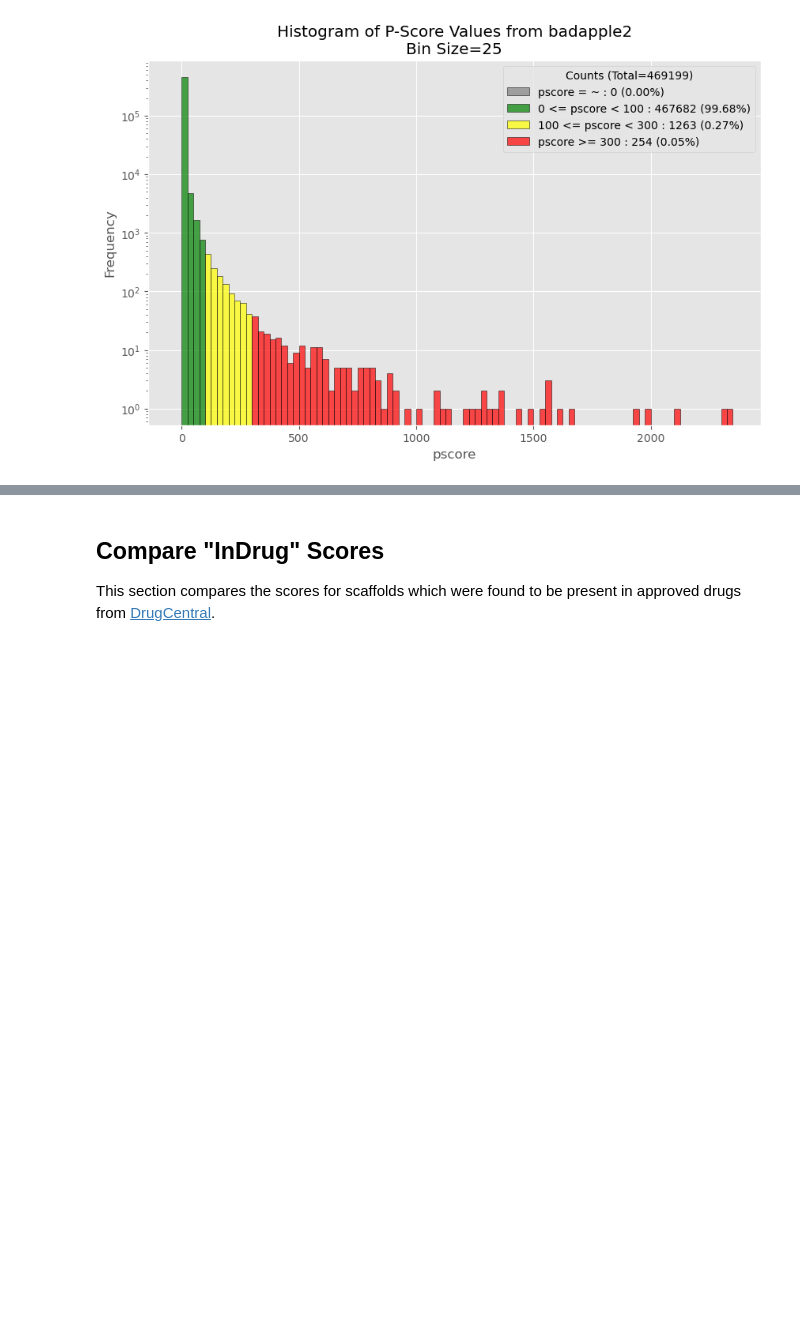
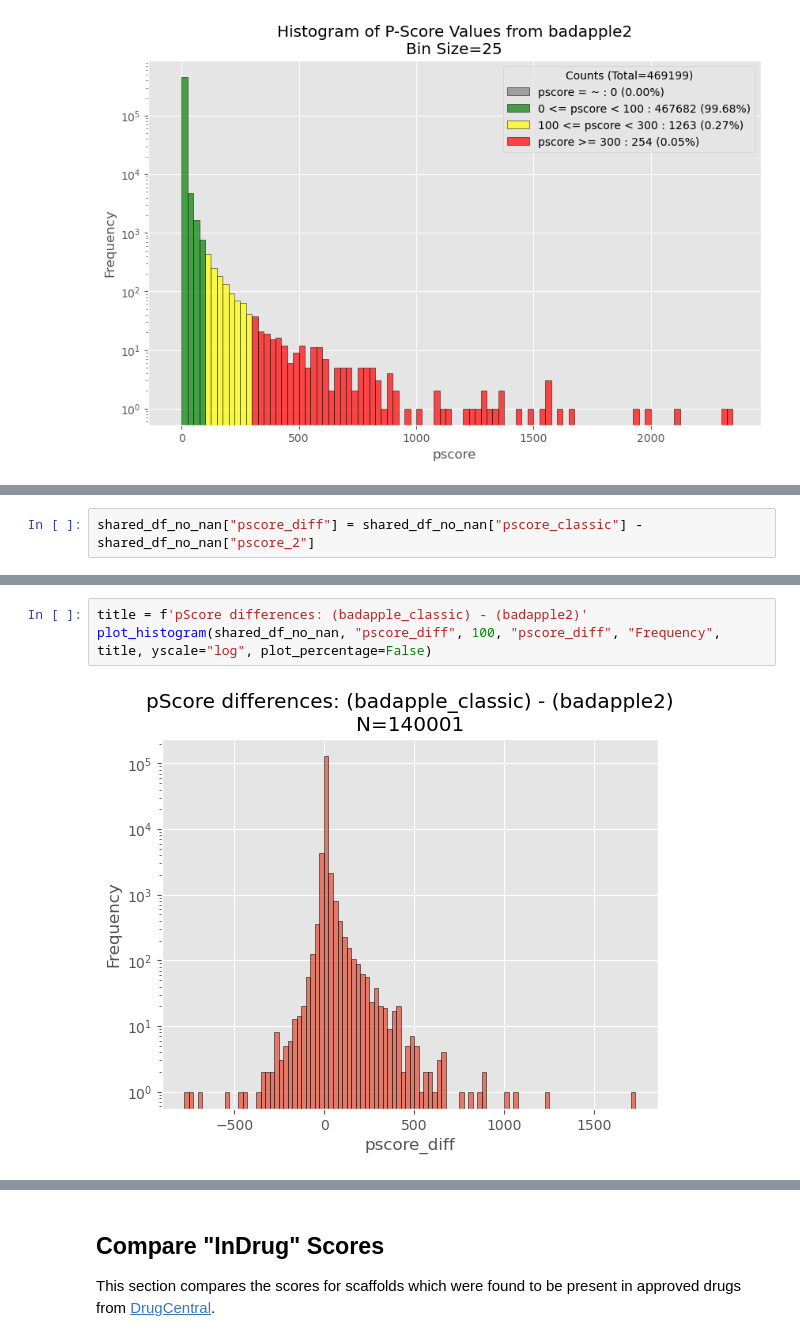
Before and after one commit to unmtransinfo/Badapple2, a Jupyter notebook: src/notebooks/badapple2-vs-badapple_classic.ipynb, the cells around one changed output, grey strips where cells are left out. Cells and saved outputs as stored; diff of their text form; blank space fills up the shorter version.

```diff
--- a/src/notebooks/badapple2-vs-badapple_classic.ipynb
+++ b/src/notebooks/badapple2-vs-badapple_classic.ipynb
@@ -330,0 +302,2 @@ show_score_histogram(comparison_df["pscore"], "badapple2")
+# %%
+shared_df_no_nan["pscore_diff"] = shared_df_no_nan["pscore_classic"] - shared_df_no_nan["pscore_2"]
@@ -330,0 +320,5 @@ show_score_histogram(comparison_df["pscore"], "badapple2")
+# %%
+title = f'pScore differences: (badapple_classic) - (badapple2)'
+plot_histogram(shared_df_no_nan, "pscore_diff", 100, "pscore_diff", "Frequency", title, yscale="log", plot_percentage=False)
+# %% [output]
+[figure, added]
```
Also changed, not shown: parts of 45 cells of this notebook.
